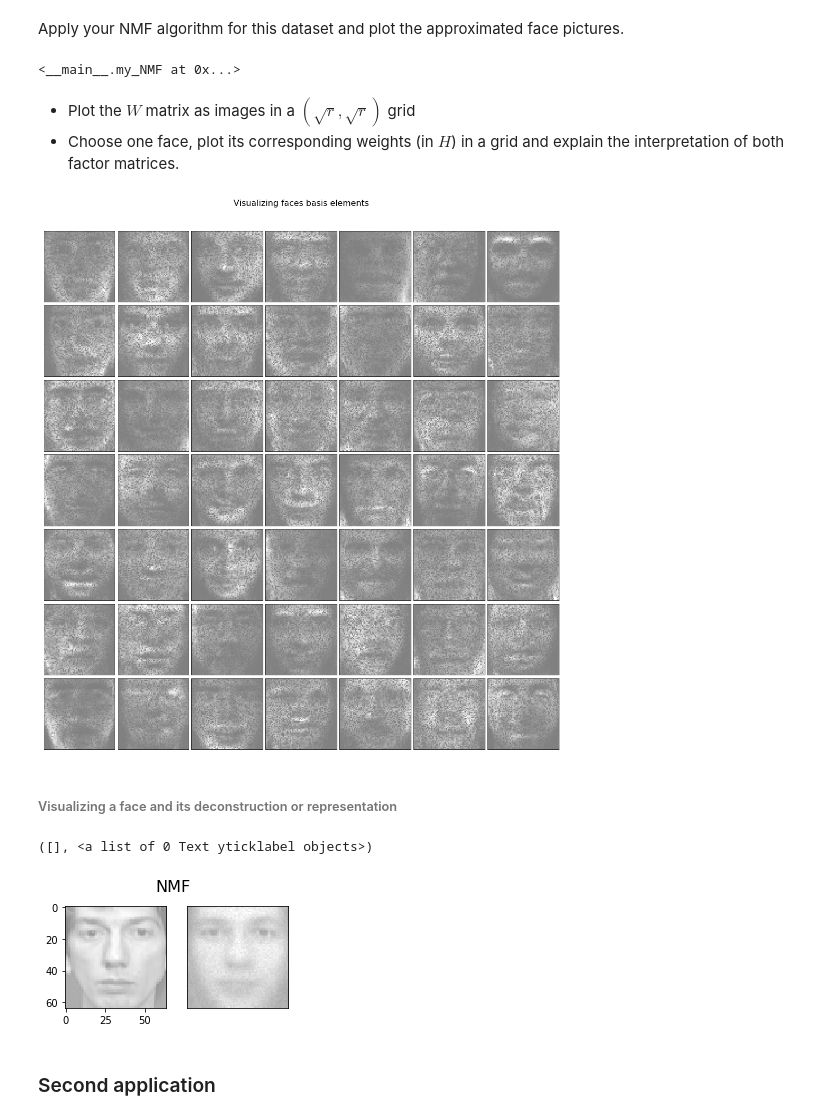
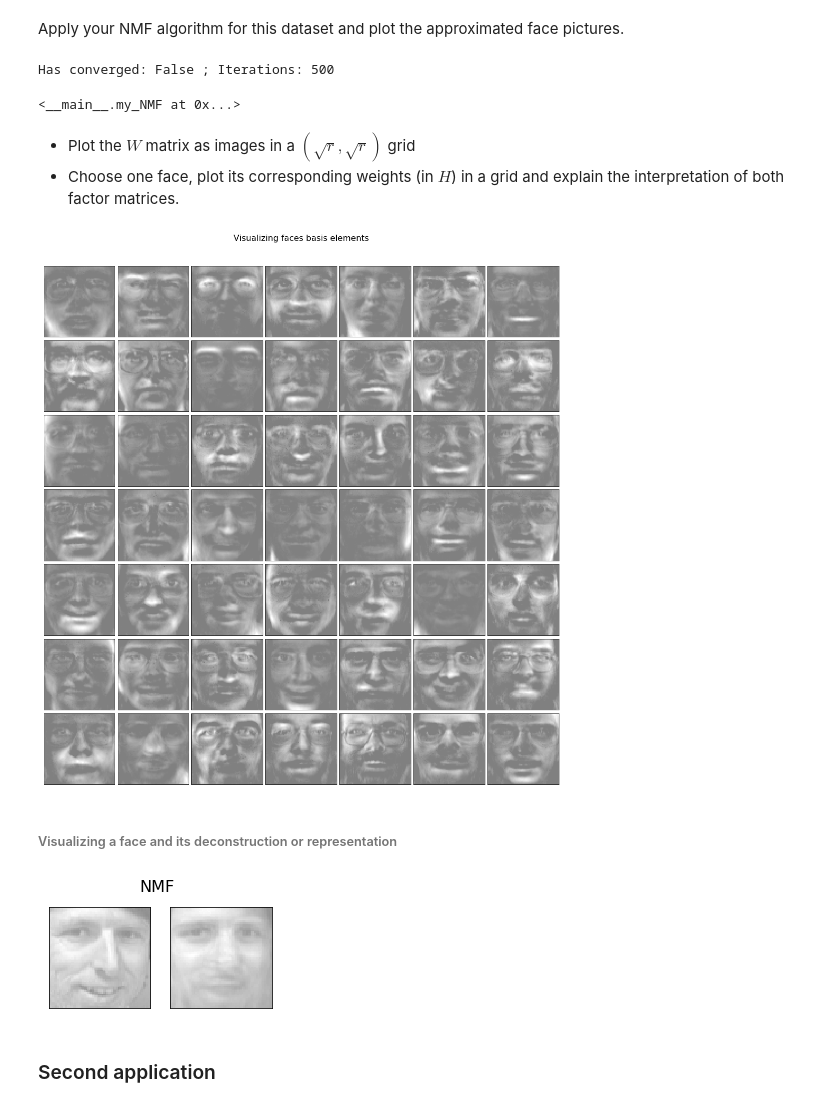
Before and after one commit to EmmanuelJhno/AML-labs, a Jupyter notebook: Cours 8 - TP/L7_Jehanno_Brandeis.ipynb, the cells around one changed output. Saved outputs shown, nothing was run; the diff lists cells and outputs as text; code cells hidden in the pictures.

Commit message:
Increase iterations

```diff
--- a/Cours 8 - TP/L7_Jehanno_Brandeis.ipynb
+++ b/Cours 8 - TP/L7_Jehanno_Brandeis.ipynb
@@ -171,10 +173,11 @@ faces.shape
 Apply your NMF algorithm for this dataset and plot the approximated face pictures.
 # %%
 r = 49
-model = my_NMF(n_components=r, loss='KL', epsilon=1e-6, max_iter = 60)
+model = my_NMF(n_components=r, loss='Frobenius', epsilon=1e-6, max_iter = 200)
 model.fit_transform(faces)
 # %% [output]
-<__main__.my_NMF at 0x...>
+Has converged: False ; Iterations: 500
+<__main__.my_NMF at 0x...>
 # %% [markdown]
 - Plot the $W$ matrix as images in a $(\sqrt{r}, \sqrt{r})$ grid
 - Choose one face, plot its corresponding weights (in $H$) in a grid  and explain the interpretation of both factor matrices.
@@ -183,31 +186,36 @@ W = model.W_
 sqrt_r = int(np.sqrt(r))
 plot_faces("Visualizing faces basis elements", W, image_shape, n_col=sqrt_r, n_row=sqrt_r)
 # %% [output]
-[figure, old version]
+[figure, new version]
 # %% [markdown]
 ###### Visualizing a face and its deconstruction or representation
 # %%
+index = np.random.randint(faces.shape[0])
+
+
 plt.figure(figsize=(2. * 2, 2.26 * 1))
 plt.suptitle('NMF', size=16)
 cmap=plt.cm.gray
-index = 28
 plt.subplot(1, 2, 1)
 comp = faces[index]
 vmax = max(comp.max(), -comp.min())
 plt.imshow(comp.reshape(image_shape), cmap=cmap,
            interpolation='nearest',
            vmin=-vmax, vmax=vmax)
+plt.xticks(())
+plt.yticks(())
+
 plt.subplot(1, 2, 2)
 comp = (model.H_@model.W_)[index]
 vmax = max(comp.max(), -comp.min())
 plt.imshow(comp.reshape(image_shape), cmap=cmap,
            interpolation='nearest',
            vmin=-vmax, vmax=vmax)
 plt.xticks(())
 plt.yticks(())
+plt.show()
 # %% [output]
-([], <a list of 0 Text yticklabel objects>)
-[figure, old version]
+[figure, new version]
 # %% [markdown]
 ### Second application
 # %% [markdown]
```
Also changed, not shown: parts of 4 cells of this notebook, 1 other file.
